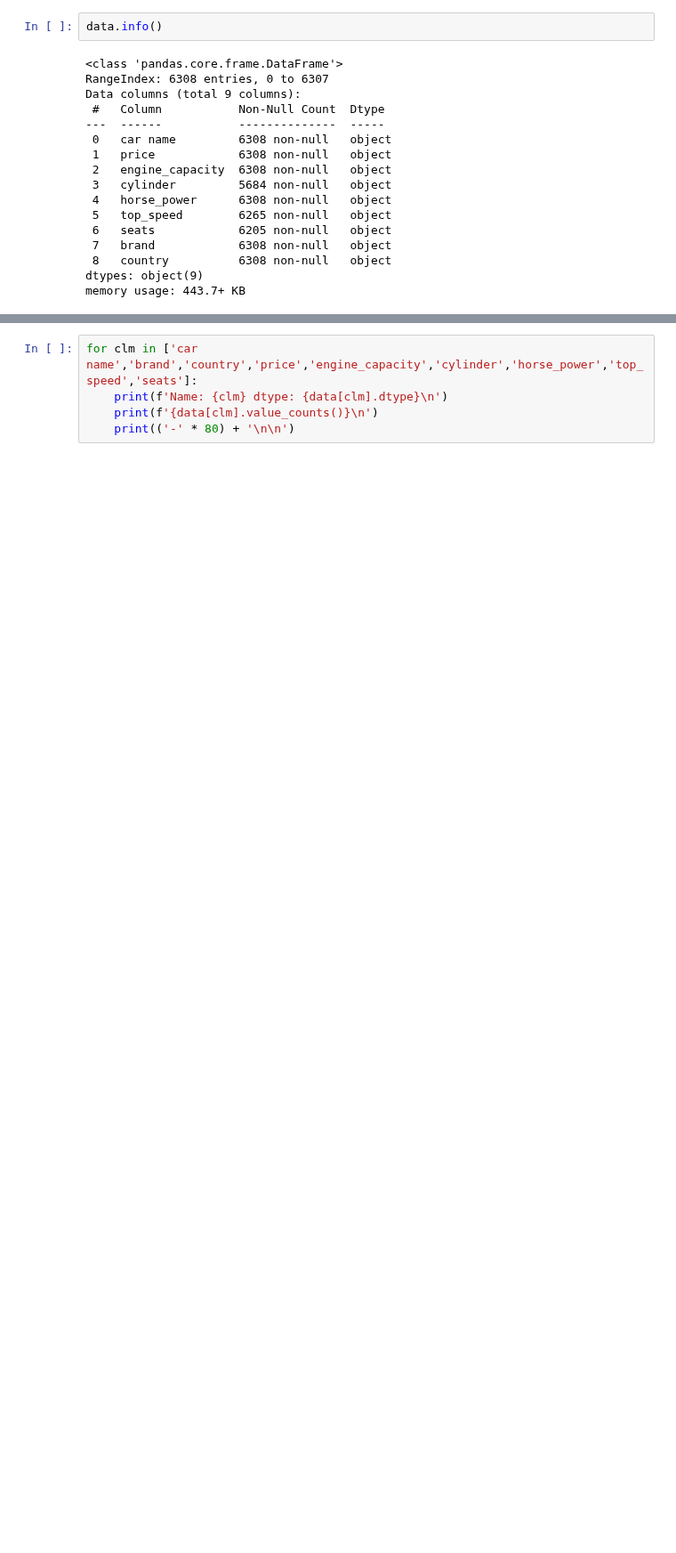
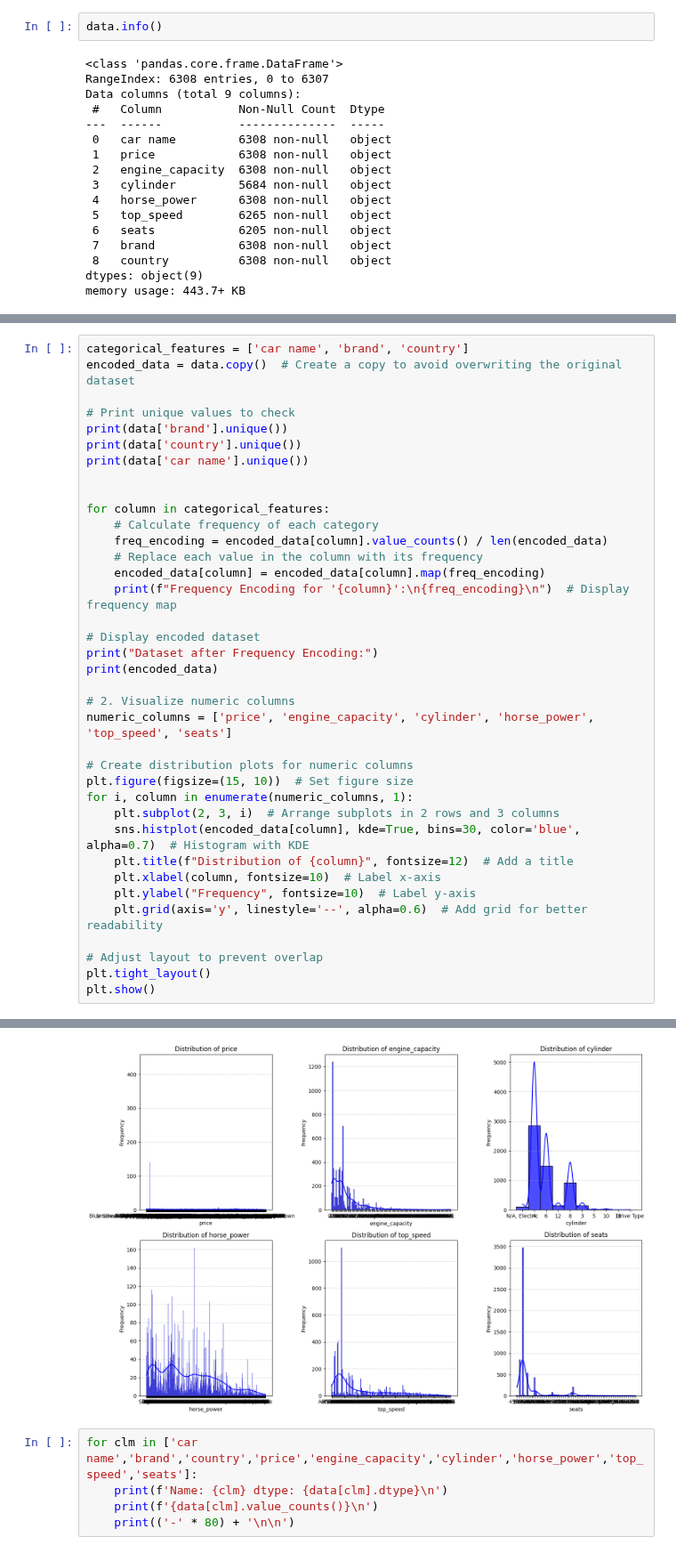
Before and after one commit to sondosshahin/Machine-Learning-Project-Regression-Analysis-and-Model-Selection-, a Jupyter notebook: notebook00f1b01f89.ipynb, the cells around one changed output, grey strips where cells are left out. Shown at 89% size. Saved outputs shown, nothing was run; the diff lists cells and outputs as text; blank space fills up the shorter version.

```diff
--- a/notebook00f1b01f89.ipynb
+++ b/notebook00f1b01f89.ipynb
@@ -51,0 +62,38 @@ data.describe()
+# %%
+categorical_features = ['car name', 'brand', 'country']
+encoded_data = data.copy()  # Create a copy to avoid overwriting the original dataset
+
+# Print unique values to check
+print(data['brand'].unique())
+print(data['country'].unique())
+print(data['car name'].unique())
+
+
+for column in categorical_features:
+    # Calculate frequency of each category
+    freq_encoding = encoded_data[column].value_counts() / len(encoded_data)
+    # Replace each value in the column with its frequency
+    encoded_data[column] = encoded_data[column].map(freq_encoding)
+    print(f"Frequency Encoding for '{column}':\n{freq_encoding}\n")  # Display frequency map
+
+# Display encoded dataset
+print("Dataset after Frequency Encoding:")
+print(encoded_data)
+
+# 2. Visualize numeric columns
+numeric_columns = ['price', 'engine_capacity', 'cylinder', 'horse_power', 'top_speed', 'seats']
+
+# Create distribution plots for numeric columns
+plt.figure(figsize=(15, 10))  # Set figure size
+for i, column in enumerate(numeric_columns, 1):
+    plt.subplot(2, 3, i)  # Arrange subplots in 2 rows and 3 columns
+    sns.histplot(encoded_data[column], kde=True, bins=30, color='blue', alpha=0.7)  # Histogram with KDE
+    plt.title(f"Distribution of {column}", fontsize=12)  # Add a title
+    plt.xlabel(column, fontsize=10)  # Label x-axis
+    plt.ylabel("Frequency", fontsize=10)  # Label y-axis
+    plt.grid(axis='y', linestyle='--', alpha=0.6)  # Add grid for better readability
+
+# Adjust layout to prevent overlap
+plt.tight_layout()
+plt.show()
+# %% [output]
@@ -52,3 +117,4 @@ data.describe()
+[figure, added]
 # %%
 for clm in ['car name','brand','country','price','engine_capacity','cylinder','horse_power','top_speed','seats']:
     print(f'Name: {clm} dtype: {data[clm].dtype}\n')
```
Also changed, not shown: parts of 12 cells of this notebook, 3 other files.
